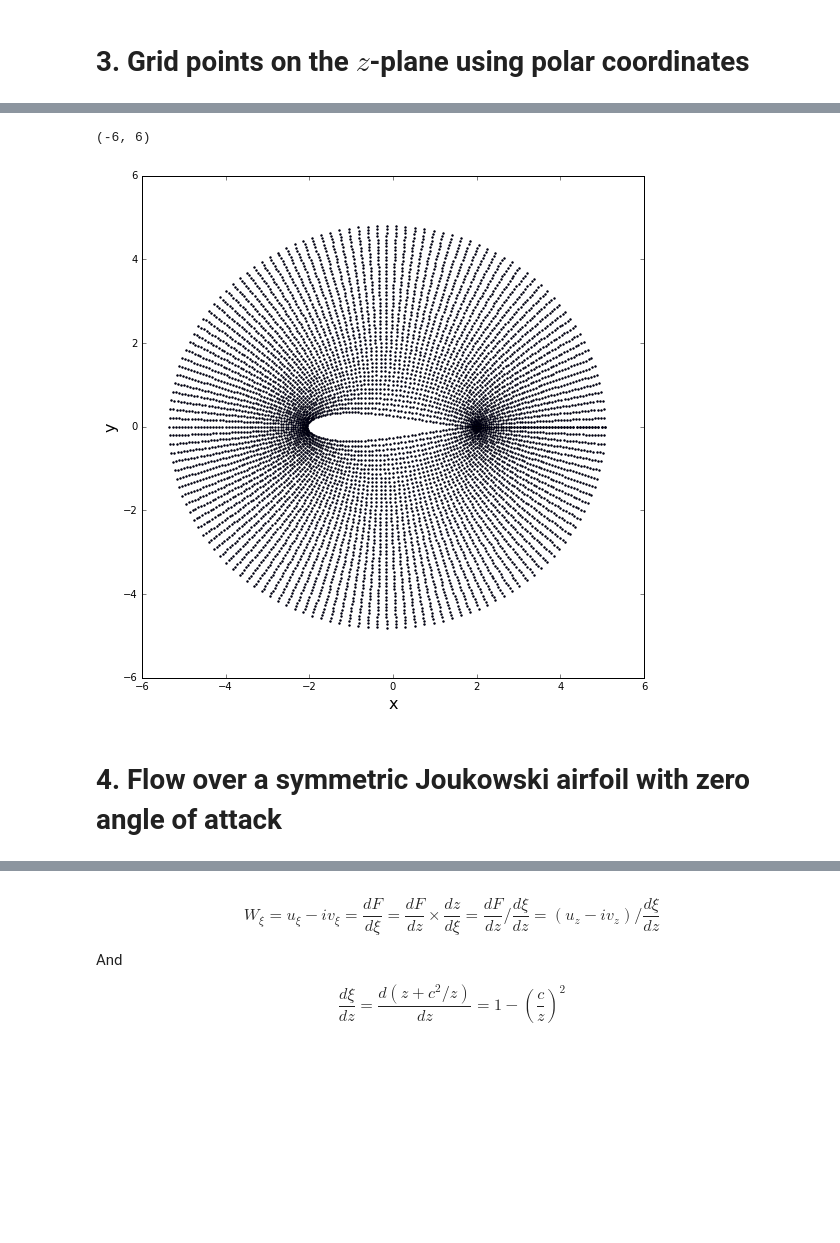
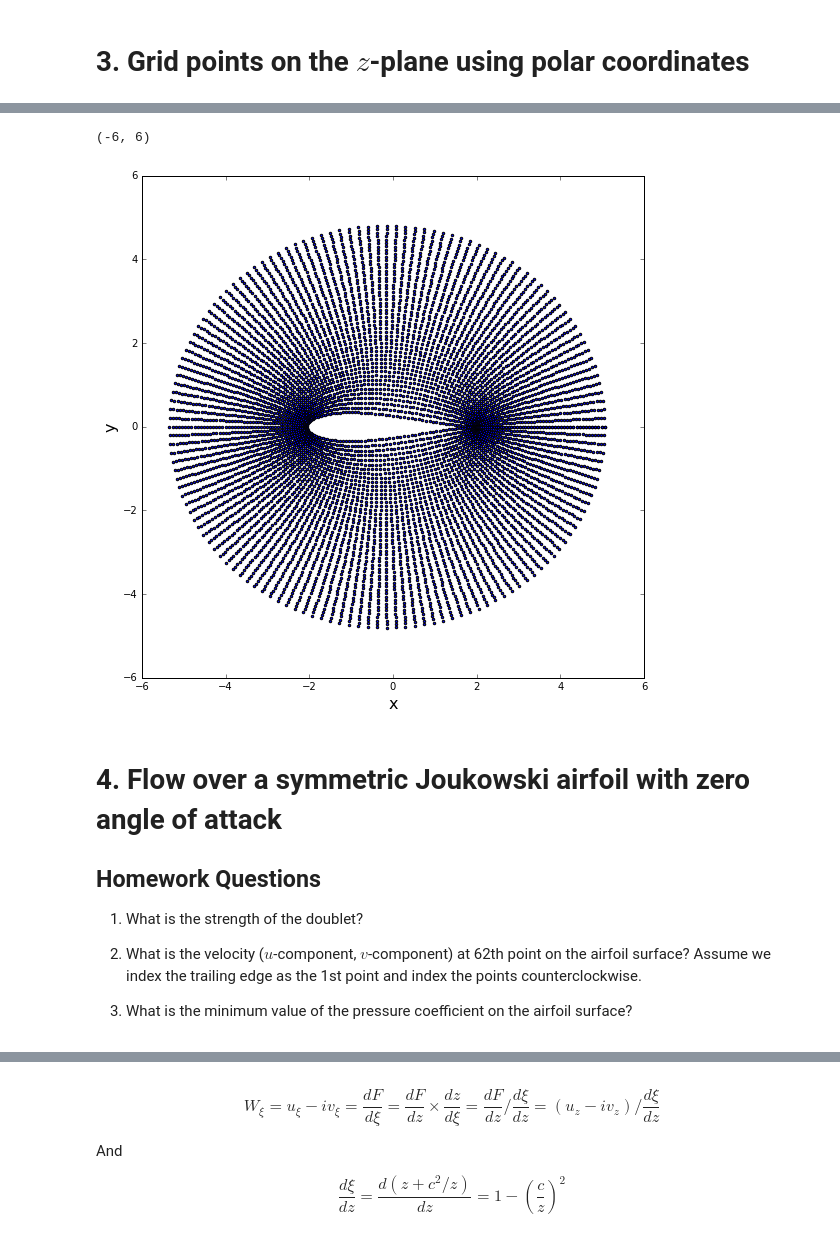
Before and after one commit to lpgleaves/mae6226-workspace, a Jupyter notebook: 06_Assignment_working.ipynb, the cells around one changed output, grey strips where cells are left out. Saved outputs shown, nothing was run; the diff lists cells and outputs as text; code cells hidden in the pictures; blank space fills up the shorter version.

```diff
--- a/06_Assignment_working.ipynb
+++ b/06_Assignment_working.ipynb
@@ -126,20 +126,28 @@ pyplot.scatter(zcirc.real,zcirc.imag,s=2,c='r')
 # %%
 xi = zcirc + c**2/(zcirc)
 
 size = 9
 pyplot.figure(figsize=(size, size))
 pyplot.xlabel('x', fontsize=16)
 pyplot.ylabel('y', fontsize=16)
 pyplot.xlim(-7,7)
 pyplot.ylim(-7,7)
-pyplot.scatter(xi.real,xi.imag,s=2,c='b')
+pyplot.scatter(xi.real,xi.imag,s=6,c='b')
 pyplot.xlim(-6,6)
 pyplot.ylim(-6,6)
 # %% [output]
 (-6, 6)
-[figure, old version]
+[figure, new version]
-# %% [markdown]
-# 4. Flow over a symmetric Joukowski airfoil with zero angle of attack
+# %% [markdown]
+# 4. Flow over a symmetric Joukowski airfoil with zero angle of attack
+
+## Homework Questions
+
+1. What is the strength of the doublet?
+
+2. What is the velocity ($u$-component, $v$-component) at 62th point on the airfoil surface? Assume we index the trailing edge as the 1st point and index the points counterclockwise.
+
+3. What is the minimum value of the pressure coefficient on the airfoil surface?
 # %%
 radius = 1.15
 uinf = 1
```
Also changed, not shown: parts of 13 cells of this notebook.
